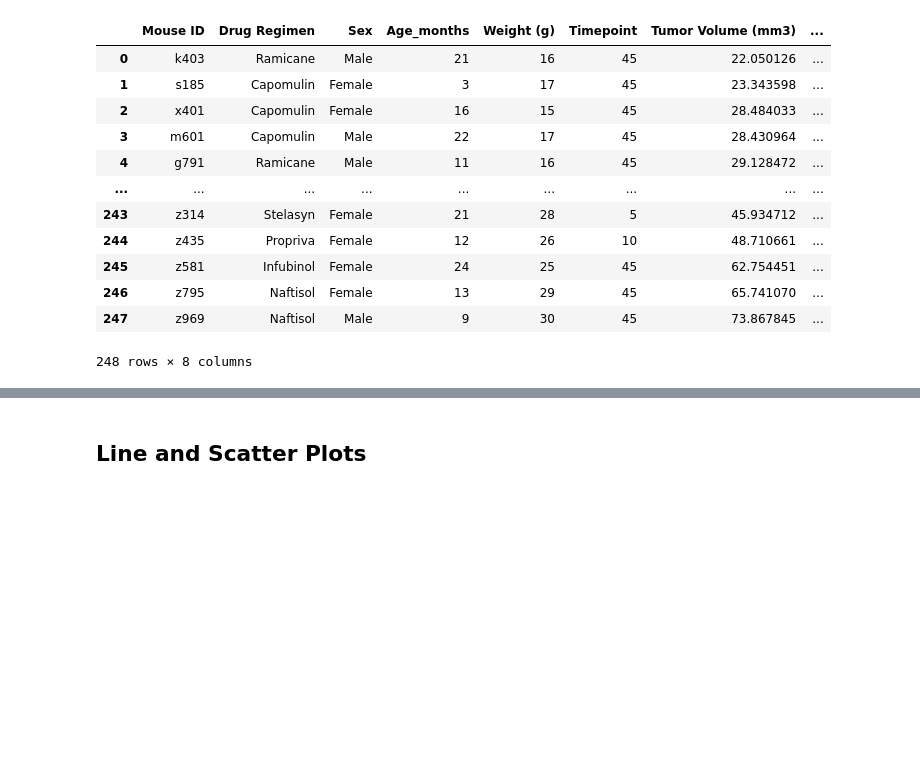
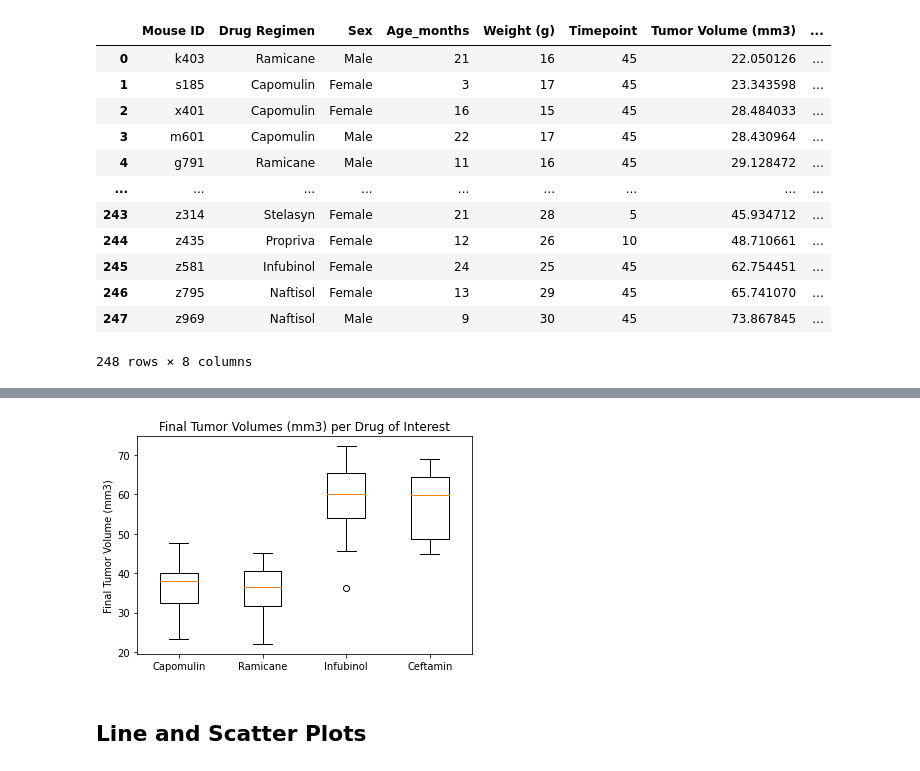
Before and after one commit to eldridgesje/matplotlib-challenge, a Jupyter notebook: Pymaceuticals/pymaceuticals_starter.ipynb, the cells around one changed output, grey strips where cells are left out. Drawn from its saved outputs; the diff is of its cells as text; code cells hidden in the pictures; blank space fills up the shorter version.

Commit message:
Caclulated IQR, etc. Found outliers. Added box plots.

```diff
--- a/Pymaceuticals/pymaceuticals_starter.ipynb
+++ b/Pymaceuticals/pymaceuticals_starter.ipynb
@@ -242,5 +305,15 @@ tumorVol = []
 # %%
 # Generate a box plot of the final tumor volume of each mouse across four regimens of interest
+
+fig1, ax1 = plt.subplots()
+ax1.set_title('Final Tumor Volumes (mm3) per Drug of Interest')
+ax1.set_ylabel('Final Tumor Volume (mm3)')
+ax1.boxplot([capomulinData, ramicaneData, infubinolData, ceftaminData])
+plt.xticks([1,2,3,4],treatments)
+
+plt.show()
+# %% [output]
+[figure, added]
 # %% [markdown]
 ## Line and Scatter Plots
 # %%
```
Also changed, not shown: parts of 2 cells of this notebook.
